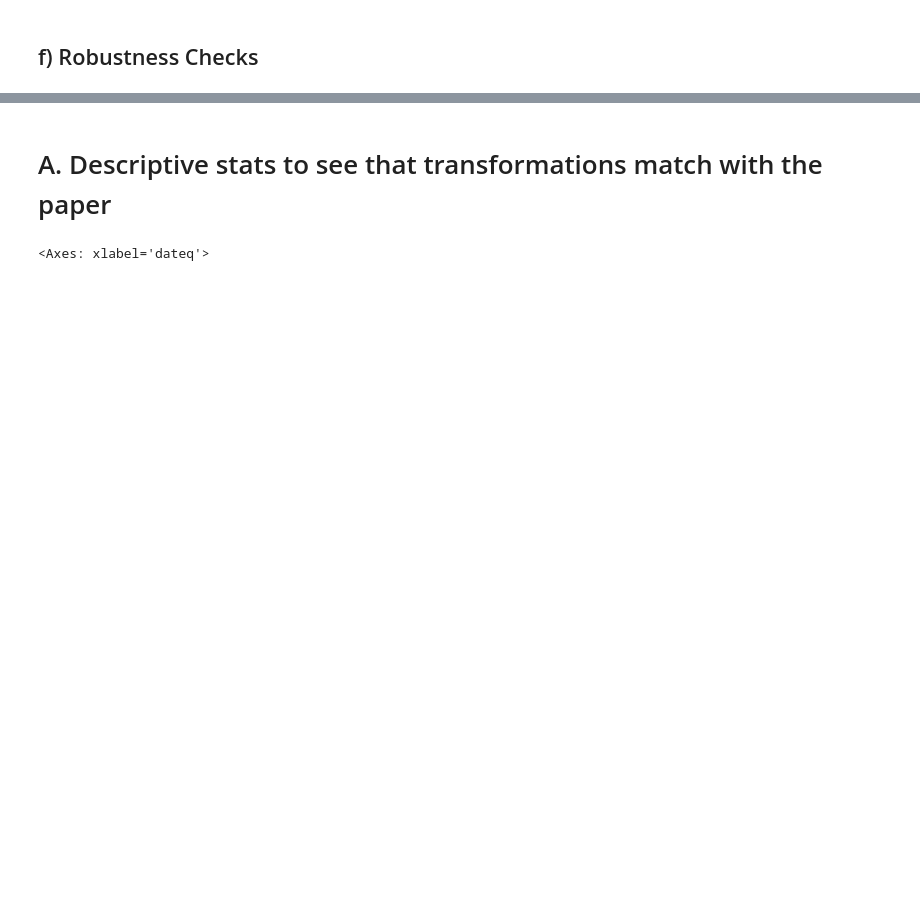
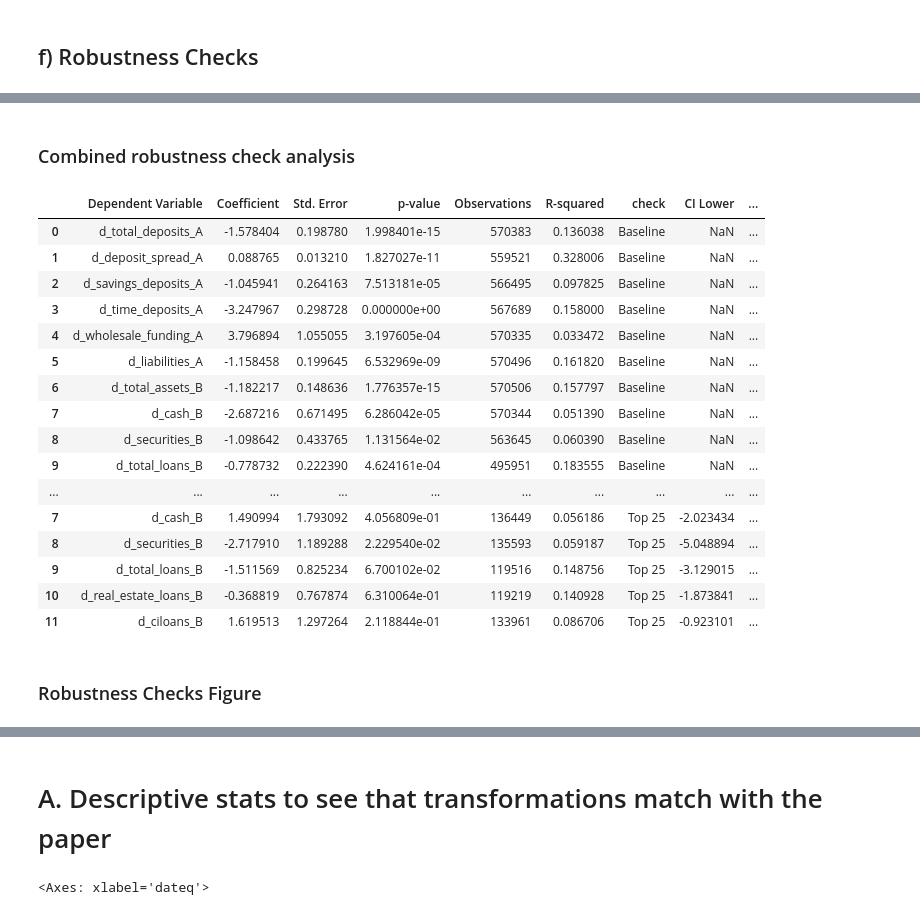
Before and after one commit to pamaths/financial_econometrics_II, a Jupyter notebook: notebooks/fe2_problem1.ipynb, the cells around one changed output, grey strips where cells are left out. Cells and saved outputs as stored; diff of their text form; code cells hidden in the pictures; blank space fills up the shorter version.

```diff
--- a/notebooks/fe2_problem1.ipynb
+++ b/notebooks/fe2_problem1.ipynb
@@ -331,22 +354,33 @@ Avg Obs: 30.774, Min Obs: 1.0000, Max Obs: 58.000, Groups: 18344
 # %%
-def create_regression_table(results_dict, depvars=None):
+def create_regression_table(results_dict, depvars=None, depvars_names=None, confint = False):
     """Create a summary DataFrame from panel regression results."""
     if depvars is None:
         depvars = list(results_dict.keys())
+    if depvars_names is not None:
+        if len(depvars) != len(depvars_names):
+            raise ValueError("Length of depvars and depvars_names must match.")
+        name_mapping = dict(zip(depvars, depvars_names))
+    else:
+        name_mapping = {var: var for var in depvars}
 
     rows = []
     for var in depvars:
         res = results_dict[var]
         rows.append({
-            'Dependent Variable': var,
+            'Dependent Variable': name_mapping[var],
             'Coefficient': res.params['dFF_x_Bank_HHI'],
             'Std. Error': res.std_errors['dFF_x_Bank_HHI'],
-            't-stat': res.tstats['dFF_x_Bank_HHI'],
+            # 't-stat': res.tstats['dFF_x_Bank_HHI'],
             'p-value': res.pvalues['dFF_x_Bank_HHI'],
-            'R-squared': res.rsquared
+            'Observations': res.nobs,
+            'R-squared': res.rsquared_inclusive
         })
+        if confint:
+            conf_int = res.conf_int().loc['dFF_x_Bank_HHI']
+            rows[-1]['CI Lower'] = conf_int['lower']
+            rows[-1]['CI Upper'] = conf_int['upper']
     pdf = pd.DataFrame(rows)
-    pdf = pdf.set_index('Dependent Variable').T
-    col_names = {col: f"\\makecell{{{col.replace('_', ' \\\\')}}}" for col in depvars}
-    pdf = pdf.rename(columns=col_names)
+    # pdf = pdf.set_index('Dependent Variable').T
+    # col_names = {col: f"\\makecell{{{col.replace('_', ' \\\\')}}}" for col in depvars}
+    # pdf = pdf.rename(columns=col_names)
     return pdf
@@ -467,5 +975,7 @@ Analysis with largest 10% of banks
 # %%
-pds_average_assets = pdf_regr.groupby('cert')['assets'].mean()
+# pdf_regr['flag_top_10'] = pdf_regr.groupby('dateq')['assets'].transform(lambda x: x > np.quantile(x, 0.9))
+# top_10_cert = pdf_regr[pdf_regr['flag_top_10']].index.get_level_values('cert').drop_duplicates()
+pds_average_assets = pdf_regr.groupby(['cert'])['assets'].mean()
 top_10_cert = pds_average_assets[pds_average_assets > np.quantile(pds_average_assets, 0.90)].index
 pdf_regr_top10 = pdf_regr.loc[
     pdf_regr.index.get_level_values('cert').isin(top_10_cert)
@@ -539,0 +1053,37 @@ Avg Obs: 30.279, Min Obs: 1.0000, Max Obs: 58.000, Groups: 4437
+# %% [markdown]
+### Combined robustness check analysis
+# %%
+pdf_baseline = create_regression_table(res_panel8)
+pdf_baseline['check'] = 'Baseline'
+pdf_panel_8_r2008 = create_regression_table(res_panel_robust2008, confint=True)
+pdf_panel_8_r2008['check'] = 'Pre 2008'
+pdf_panel_8_rtop10 = create_regression_table(res_panel_robust_top10, confint=True)
+pdf_panel_8_rtop10['check'] = 'Top 10'
+pdf_panel_8_rtop25 = create_regression_table(res_panel_robust_top25, confint=True)
+pdf_panel_8_rtop25['check'] = 'Top 25'
+
+pdf_robust_checks = pd.concat(
+    [pdf_baseline, pdf_panel_8_r2008, pdf_panel_8_rtop10, pdf_panel_8_rtop25],
+    axis=0  )
+# %%
+pdf_robust_checks
+# %% [output]
+|  | Dependent Variable | Coefficient | Std. Error | p-value | Observations | R-squared | check | CI Lower | ... |
+| 0 | d_total_deposits_A | -1.578404 | 0.198780 | 1.998401e-15 | 570383 | 0.136038 | Baseline | NaN | ... |
+| 1 | d_deposit_spread_A | 0.088765 | 0.013210 | 1.827027e-11 | 559521 | 0.328006 | Baseline | NaN | ... |
+| 2 | d_savings_deposits_A | -1.045941 | 0.264163 | 7.513181e-05 | 566495 | 0.097825 | Baseline | NaN | ... |
+| 3 | d_time_deposits_A | -3.247967 | 0.298728 | 0.000000e+00 | 567689 | 0.158000 | Baseline | NaN | ... |
+| 4 | d_wholesale_funding_A | 3.796894 | 1.055055 | 3.197605e-04 | 570335 | 0.033472 | Baseline | NaN | ... |
+| 5 | d_liabilities_A | -1.158458 | 0.199645 | 6.532969e-09 | 570496 | 0.161820 | Baseline | NaN | ... |
+| 6 | d_total_assets_B | -1.182217 | 0.148636 | 1.776357e-15 | 570506 | 0.157797 | Baseline | NaN | ... |
+| 7 | d_cash_B | -2.687216 | 0.671495 | 6.286042e-05 | 570344 | 0.051390 | Baseline | NaN | ... |
+| 8 | d_securities_B | -1.098642 | 0.433765 | 1.131564e-02 | 563645 | 0.060390 | Baseline | NaN | ... |
+| 9 | d_total_loans_B | -0.778732 | 0.222390 | 4.624161e-04 | 495951 | 0.183555 | Baseline | NaN | ... |
+| ... | ... | ... | ... | ... | ... | ... | ... | ... | ... |
+| 7 | d_cash_B | 1.490994 | 1.793092 | 4.056809e-01 | 136449 | 0.056186 | Top 25 | -2.023434 | ... |
+| 8 | d_securities_B | -2.717910 | 1.189288 | 2.229540e-02 | 135593 | 0.059187 | Top 25 | -5.048894 | ... |
+| 9 | d_total_loans_B | -1.511569 | 0.825234 | 6.700102e-02 | 119516 | 0.148756 | Top 25 | -3.129015 | ... |
+| 10 | d_real_estate_loans_B | -0.368819 | 0.767874 | 6.310064e-01 | 119219 | 0.140928 | Top 25 | -1.873841 | ... |
+| 11 | d_ciloans_B | 1.619513 | 1.297264 | 2.118844e-01 | 133961 | 0.086706 | Top 25 | -0.923101 | ... |
+# %% [markdown]
+### Robustness Checks Figure
```
Also changed, not shown: parts of 54 cells of this notebook.
